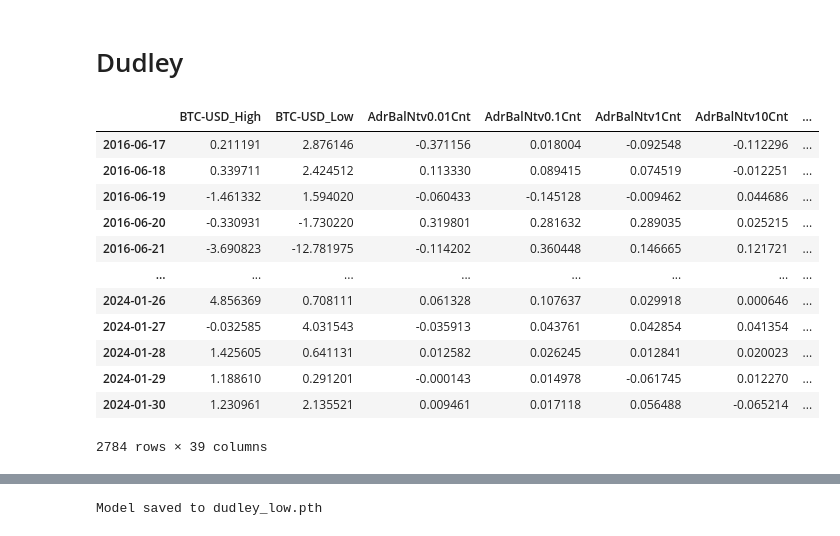
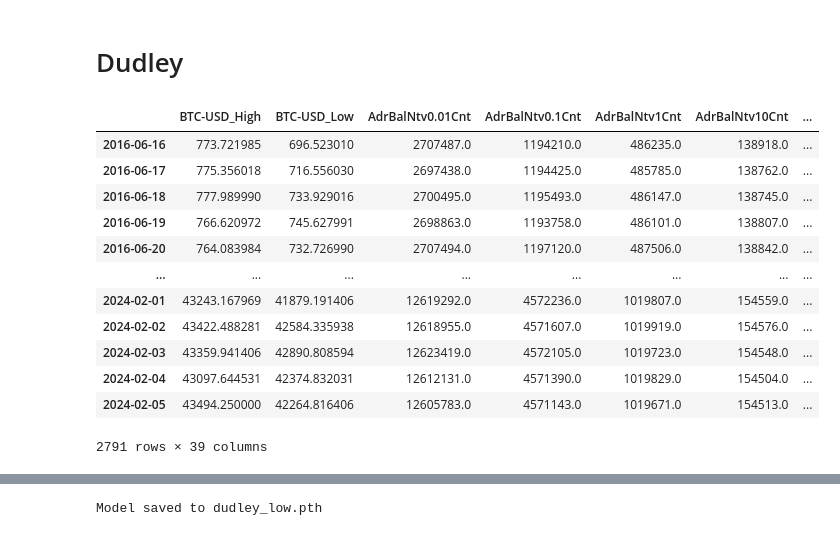
Before and after one commit to genzstrategy/trading, a Jupyter notebook: btc/dudley/dudley-low.ipynb, the cells around one changed output, grey strips where cells are left out. Drawn from its saved outputs; the diff is of its cells as text; code cells hidden in the pictures.

```diff
--- a/btc/dudley/dudley-low.ipynb
+++ b/btc/dudley/dudley-low.ipynb
@@ -50,27 +50,27 @@ vars = [
 df = df[vars]
 # %%
 # Assuming df is your DataFrame
-df = df.pct_change() * 100
+#df = df.pct_change() * 100
 
 # The first row will be NaN because there's no previous data to subtract from the first entry
 # If you wish to remove the NaN values, you can drop the first row
 df.dropna(inplace=True)
 
 df
 # %% [output]
 |  | BTC-USD_High | BTC-USD_Low | AdrBalNtv0.01Cnt | AdrBalNtv0.1Cnt | AdrBalNtv1Cnt | AdrBalNtv10Cnt | ... |
-| 2016-06-17 | 0.211191 | 2.876146 | -0.371156 | 0.018004 | -0.092548 | -0.112296 | ... |
-| 2016-06-18 | 0.339711 | 2.424512 | 0.113330 | 0.089415 | 0.074519 | -0.012251 | ... |
-| 2016-06-19 | -1.461332 | 1.594020 | -0.060433 | -0.145128 | -0.009462 | 0.044686 | ... |
-| 2016-06-20 | -0.330931 | -1.730220 | 0.319801 | 0.281632 | 0.289035 | 0.025215 | ... |
-| 2016-06-21 | -3.690823 | -12.781975 | -0.114202 | 0.360448 | 0.146665 | 0.121721 | ... |
+| 2016-06-16 | 773.721985 | 696.523010 | 2707487.0 | 1194210.0 | 486235.0 | 138918.0 | ... |
+| 2016-06-17 | 775.356018 | 716.556030 | 2697438.0 | 1194425.0 | 485785.0 | 138762.0 | ... |
+| 2016-06-18 | 777.989990 | 733.929016 | 2700495.0 | 1195493.0 | 486147.0 | 138745.0 | ... |
+| 2016-06-19 | 766.620972 | 745.627991 | 2698863.0 | 1193758.0 | 486101.0 | 138807.0 | ... |
+| 2016-06-20 | 764.083984 | 732.726990 | 2707494.0 | 1197120.0 | 487506.0 | 138842.0 | ... |
 | ... | ... | ... | ... | ... | ... | ... | ... |
-| 2024-01-26 | 4.856369 | 0.708111 | 0.061328 | 0.107637 | 0.029918 | 0.000646 | ... |
-| 2024-01-27 | -0.032585 | 4.031543 | -0.035913 | 0.043761 | 0.042854 | 0.041354 | ... |
-| 2024-01-28 | 1.425605 | 0.641131 | 0.012582 | 0.026245 | 0.012841 | 0.020023 | ... |
-| 2024-01-29 | 1.188610 | 0.291201 | -0.000143 | 0.014978 | -0.061745 | 0.012270 | ... |
-| 2024-01-30 | 1.230961 | 2.135521 | 0.009461 | 0.017118 | 0.056488 | -0.065214 | ... |
+| 2024-02-01 | 43243.167969 | 41879.191406 | 12619292.0 | 4572236.0 | 1019807.0 | 154559.0 | ... |
+| 2024-02-02 | 43422.488281 | 42584.335938 | 12618955.0 | 4571607.0 | 1019919.0 | 154576.0 | ... |
+| 2024-02-03 | 43359.941406 | 42890.808594 | 12623419.0 | 4572105.0 | 1019723.0 | 154548.0 | ... |
+| 2024-02-04 | 43097.644531 | 42374.832031 | 12612131.0 | 4571390.0 | 1019829.0 | 154504.0 | ... |
+| 2024-02-05 | 43494.250000 | 42264.816406 | 12605783.0 | 4571143.0 | 1019671.0 | 154513.0 | ... |
-2784 rows × 39 columns
+2791 rows × 39 columns
 # %%
 import pandas as pd
 import numpy as np
```
Also changed, not shown: parts of 3 cells of this notebook, 5 other files.
